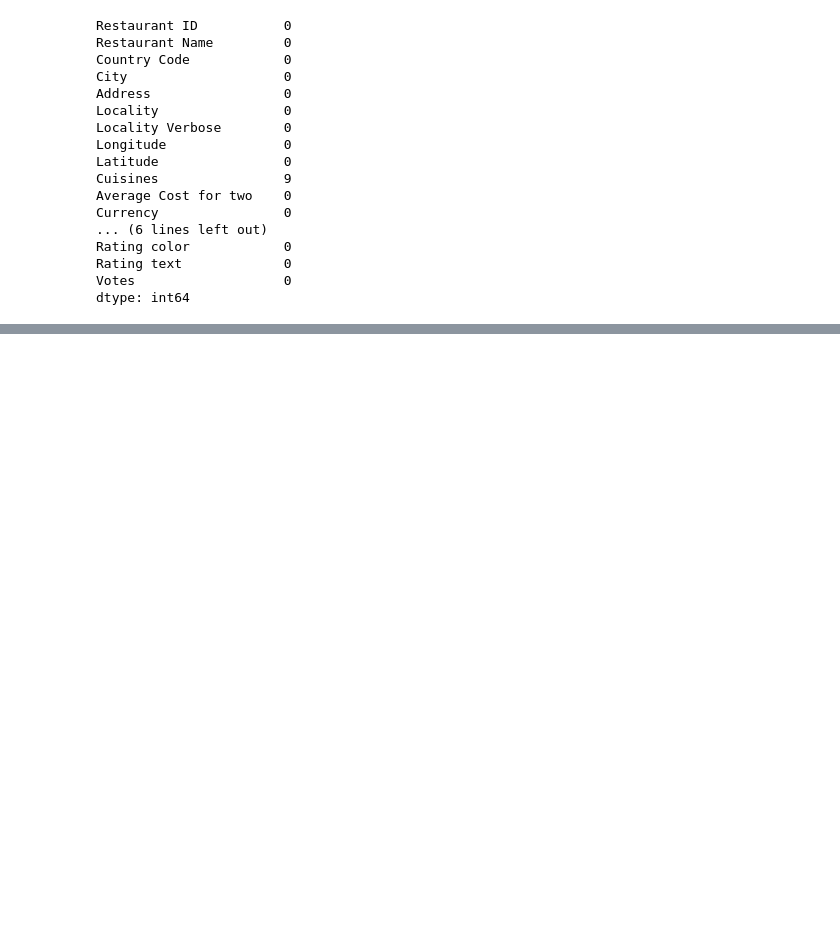
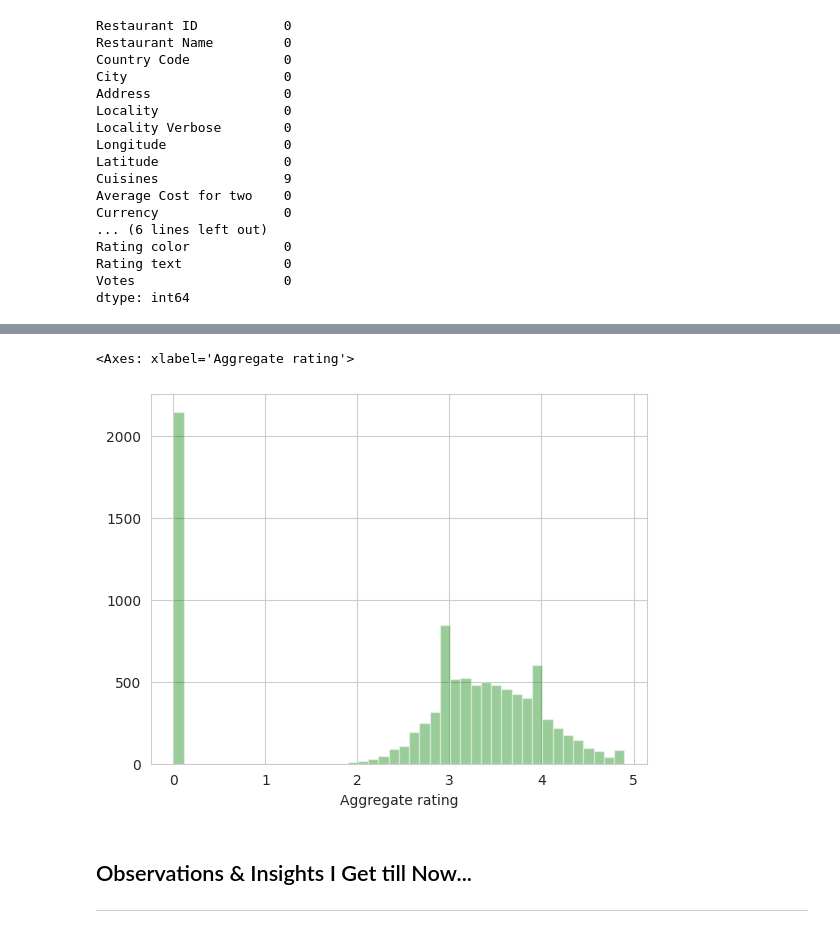
Before and after one commit to Aman811630/Data-Science-Internship-at-Cognifyz-Technologies, a Jupyter notebook: Conifyz_Data_Science_Internship_By_Aman_Singh.ipynb, the cells around one changed output, grey strips where cells are left out. Drawn from its saved outputs; the diff is of its cells as text; code cells hidden in the pictures; blank space fills up the shorter version.

```diff
--- a/Conifyz_Data_Science_Internship_By_Aman_Singh.ipynb
+++ b/Conifyz_Data_Science_Internship_By_Aman_Singh.ipynb
@@ -77,0 +179,13 @@ dtype: int64
+# %%
+# Distribution of the target variable ("Aggregate rating") and identify class imbalance
+# PLOTTING IT FOR VISULAIZATION
+
+sns.set_style('whitegrid')
+sns.distplot(df["Aggregate rating"], kde = False, color ='GREEN')
+# %% [output]
+<Axes: xlabel='Aggregate rating'>
+[figure, added]
+# %% [markdown]
+## Observations & Insights I Get till Now...
+
+---
```
Also changed, not shown: parts of 46 cells of this notebook.
